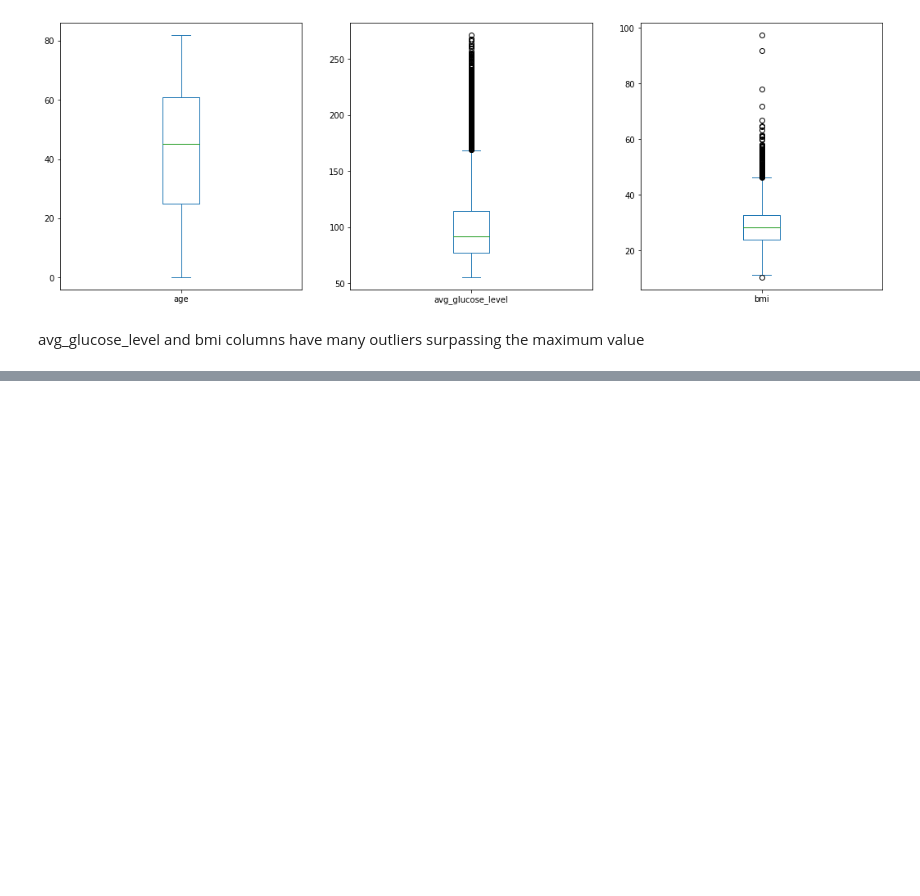
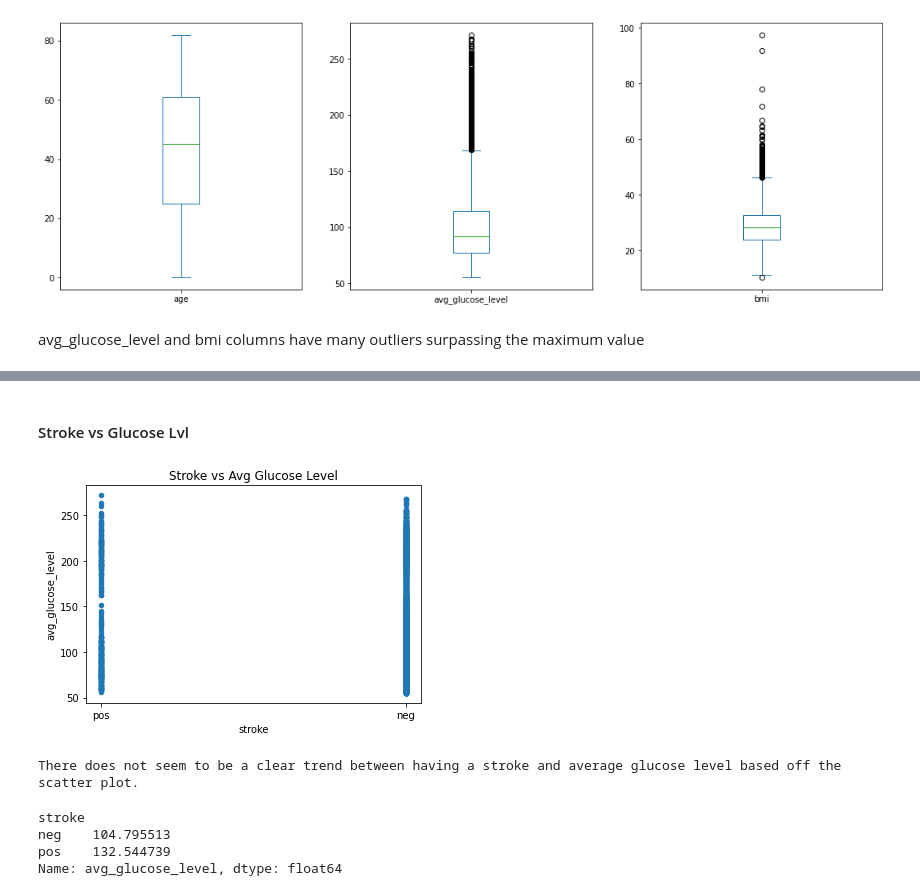
Before and after one commit to Gracey701/Stroke-Project, a Jupyter notebook: Project_2.ipynb, the cells around one changed output, grey strips where cells are left out. Cells and saved outputs as stored; diff of their text form; code cells hidden in the pictures; blank space fills up the shorter version.

```diff
--- a/Project_2.ipynb
+++ b/Project_2.ipynb
@@ -263,0 +344,18 @@ avg_glucose_level and bmi columns have many outliers surpassing the maximum valu
+# %% [markdown]
+#### Stroke vs Glucose Lvl
+# %%
+eda_stroke.plot.scatter(x = 'stroke', y = 'avg_glucose_level')
+plt.title('Stroke vs Avg Glucose Level');
+plt.show()
+print('There does not seem to be a clear trend between having a stroke and average glucose level based off the scatter plot.')
+# %% [output]
+[figure, added]
+There does not seem to be a clear trend between having a stroke and average glucose level based off the scatter plot.
+# %%
+avg_glu = eda_stroke.groupby('stroke')['avg_glucose_level'].mean()
+avg_glu
+# %% [output]
+stroke
+neg    104.795513
+pos    132.544739
+Name: avg_glucose_level, dtype: float64
```
Also changed, not shown: parts of 59 cells of this notebook.
